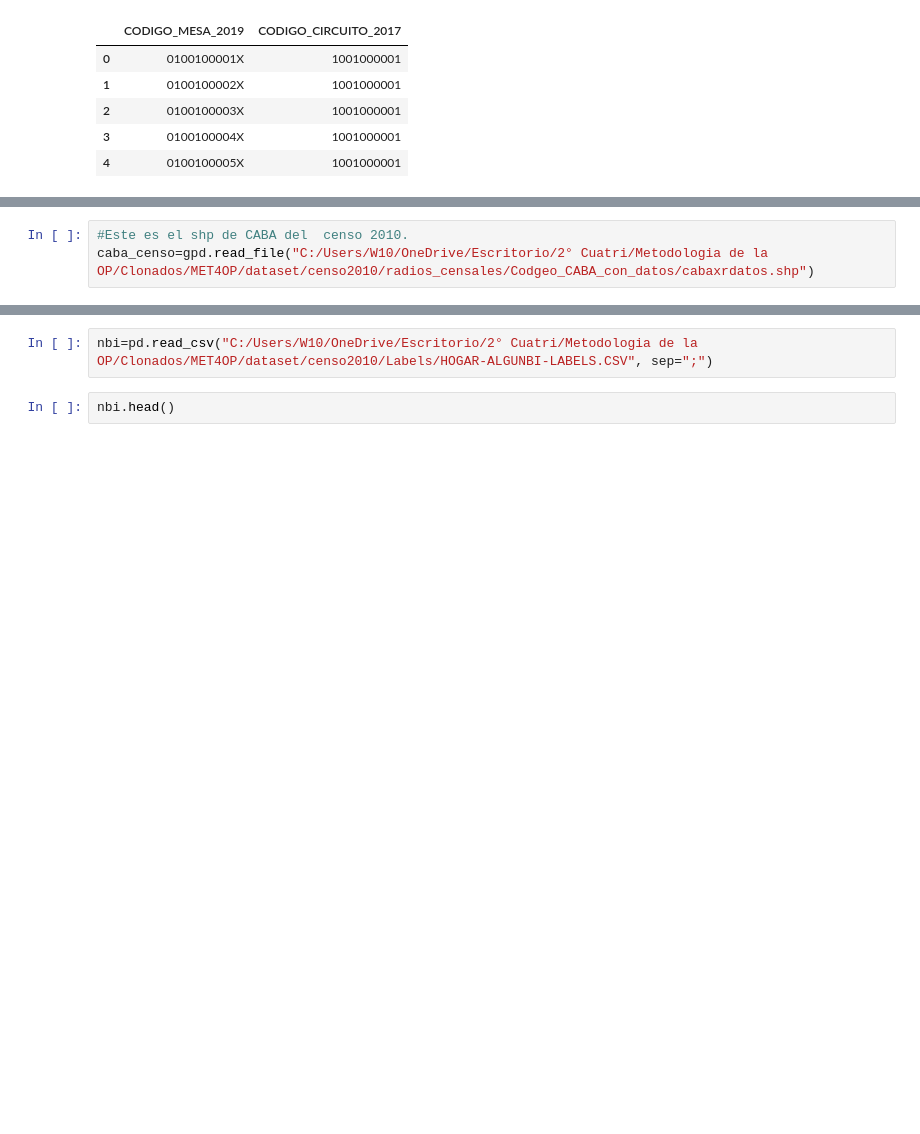
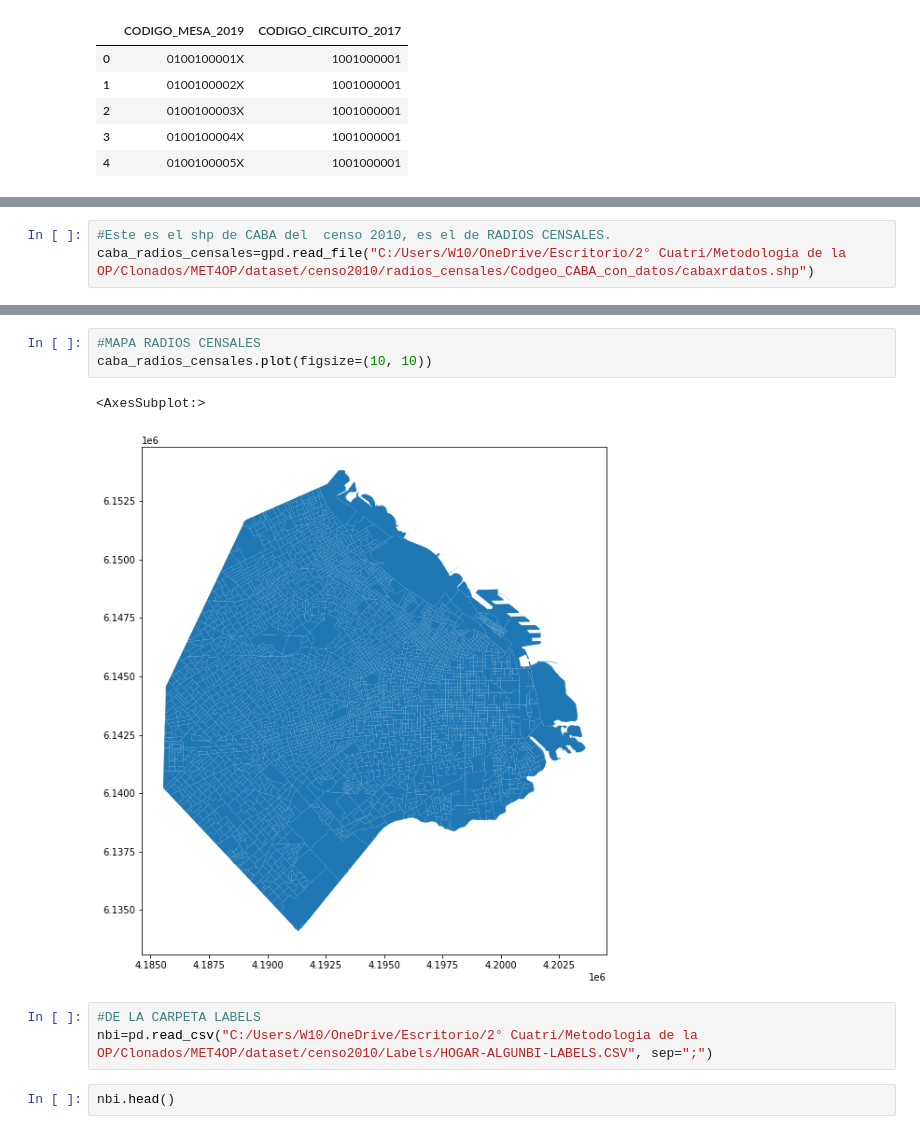
Before and after one commit to EmiKaczmarczyk/MET4OP, a Jupyter notebook: Examenes/TP2/emi.ipynb, the cells around one changed output, grey strips where cells are left out. Cells and saved outputs as stored; diff of their text form; blank space fills up the shorter version.

Commit message:
todos los datasets explorados

```diff
--- a/Examenes/TP2/emi.ipynb
+++ b/Examenes/TP2/emi.ipynb
@@ -159,6 +72,6 @@ plt.show()
 # %% [output]
 [figure]
 # %%
-#Este es el shp de CABA del  censo 2010.
-caba_censo=gpd.read_file("C:/Users/W10/OneDrive/Escritorio/2° Cuatri/Metodologia de la OP/Clonados/MET4OP/dataset/censo2010/radios_censales/Codgeo_CABA_con_datos/cabaxrdatos.shp")
+#Este es el shp de CABA del  censo 2010, es el de RADIOS CENSALES.
+caba_radios_censales=gpd.read_file("C:/Users/W10/OneDrive/Escritorio/2° Cuatri/Metodologia de la OP/Clonados/MET4OP/dataset/censo2010/radios_censales/Codgeo_CABA_con_datos/cabaxrdatos.shp")
 # %%
@@ -183,4 +122,11 @@ caba_censo.shape
+# %%
+#MAPA RADIOS CENSALES
+caba_radios_censales.plot(figsize=(10, 10))
+# %% [output]
+<AxesSubplot:>
+[figure, added]
 # %%
+#DE LA CARPETA LABELS
 nbi=pd.read_csv("C:/Users/W10/OneDrive/Escritorio/2° Cuatri/Metodologia de la OP/Clonados/MET4OP/dataset/censo2010/Labels/HOGAR-ALGUNBI-LABELS.CSV", sep=";")
 # %%
 nbi.head()
```
Also changed, not shown: parts of 23 cells of this notebook.
